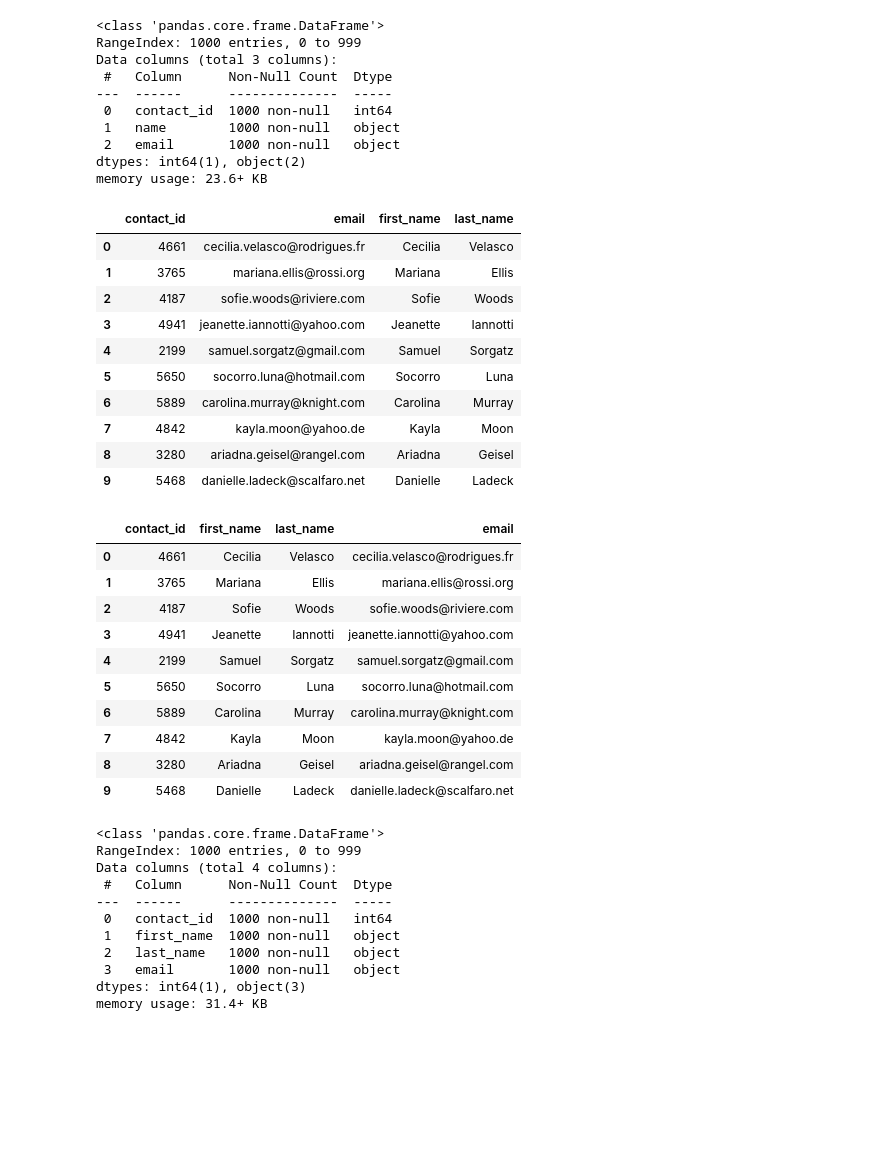
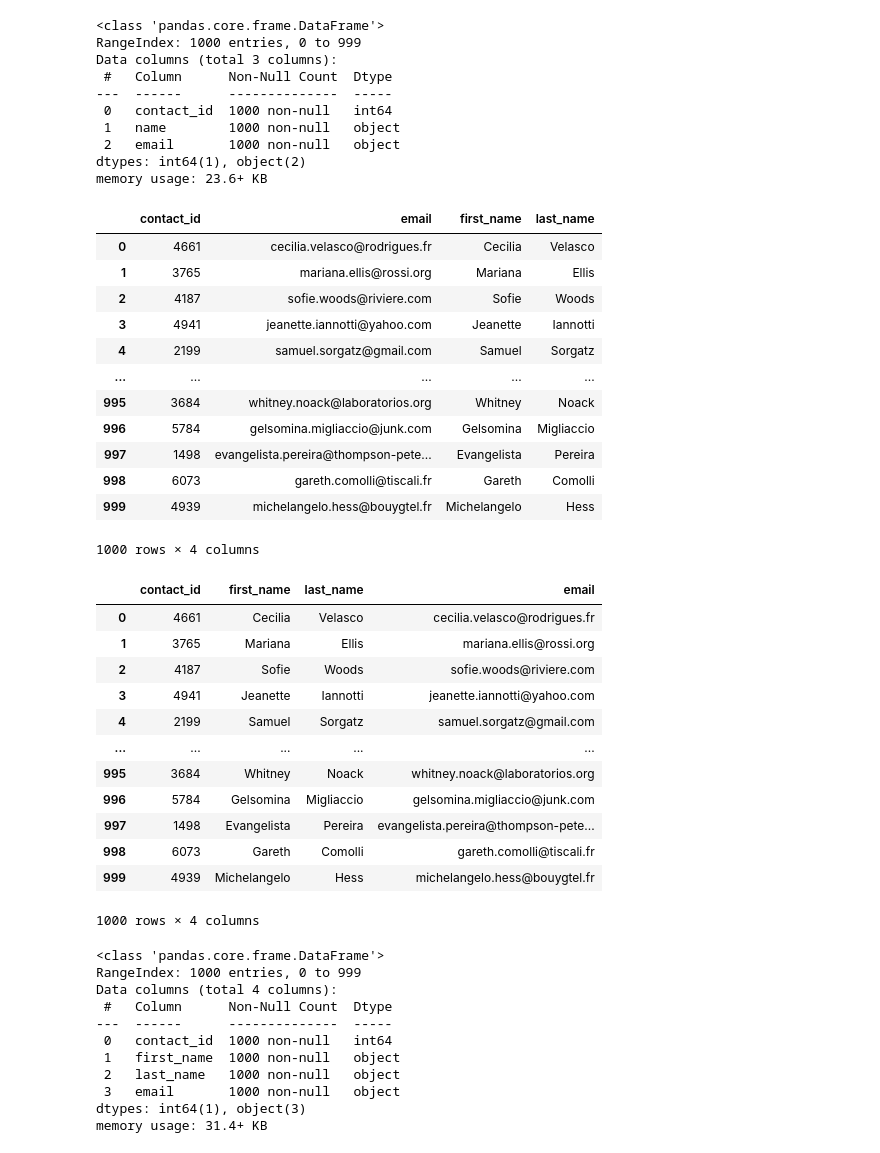
Before and after one commit to beccasolomon22/Crowdfunding_ETL, a Jupyter notebook: ETL_Mini_Project_YPan_Harsh_TErdenebat_RSolomon_LMehare_RChiu.ipynb, the cells around one changed output. Cells and saved outputs as stored; diff of their text form; code cells hidden in the pictures; blank space fills up the shorter version.

```diff
--- a/ETL_Mini_Project_YPan_Harsh_TErdenebat_RSolomon_LMehare_RChiu.ipynb
+++ b/ETL_Mini_Project_YPan_Harsh_TErdenebat_RSolomon_LMehare_RChiu.ipynb
@@ -266,7 +305,7 @@ campaign_cleaned.to_csv("Resources/campaign.csv", index=False)
 ### Extract the contacts.xlsx Data.
 # %%
 # Read the data into a Pandas DataFrame. Use the `header=2` parameter when reading in the data.
-contact_info_df = pd.read_excel('Resources/contacts.xlsx', header=2)
+contact_info_df = pd.read_excel('Resources/contacts.xlsx', header=3)
 contact_info_df.head()
 # %% [output]
 |  | contact_info |
@@ -290,8 +329,15 @@ Then export the DataFrame as a `contacts.csv` CSV file.
 # %%
 # Iterate through the contact_info_df and convert each row to a dictionary.
 import json
+
 dict_values = []
-
+for i, row in contact_info_df.iterrows():
+    data = row['contact_info']
+    converted_data = json.loads(data)
+    # Iterate through each dictionary (row) and get the values for each row using list comprehension.
+    row_values = [v for k, v in converted_data.items()]
+    # Append the list of values for each row to a list.
+    dict_values.append(row_values)
 
 # Print out the list of values for each row.
 print(dict_values)
@@ -300,6 +346,9 @@ print(dict_values)
 # %%
 # Create a contact_info DataFrame and add each list of values, i.e., each row
 # to the 'contact_id', 'name', 'email' columns.
+
+contacts_df_clean = pd.DataFrame(dict_values, columns = ['contact_id', 'name', 'email'])
+contacts_df_clean.head()
 # %% [output]
 |  | contact_id | name | email |
 | 0 | 4661 | Cecilia Velasco | cecilia.velasco@rodrigues.fr |
@@ -323,22 +374,31 @@ memory usage: 23.6+ KB
 # %%
 # Create a "first"name" and "last_name" column with the first and last names from the "name" column.
 
+contacts_df_clean[['first_name', 'last_name']] = contacts_df_clean.name.str.split(' ', expand = True)
+
 
 # Drop the contact_name column
+
+contacts_df_clean = contacts_df_clean.drop( columns = ['name'])
+contacts_df_clean
 # %% [output]
 |  | contact_id | email | first_name | last_name |
 | 0 | 4661 | cecilia.velasco@rodrigues.fr | Cecilia | Velasco |
 | 1 | 3765 | mariana.ellis@rossi.org | Mariana | Ellis |
 | 2 | 4187 | sofie.woods@riviere.com | Sofie | Woods |
 | 3 | 4941 | jeanette.iannotti@yahoo.com | Jeanette | Iannotti |
 | 4 | 2199 | samuel.sorgatz@gmail.com | Samuel | Sorgatz |
-| 5 | 5650 | socorro.luna@hotmail.com | Socorro | Luna |
-| 6 | 5889 | carolina.murray@knight.com | Carolina | Murray |
-| 7 | 4842 | kayla.moon@yahoo.de | Kayla | Moon |
-| 8 | 3280 | ariadna.geisel@rangel.com | Ariadna | Geisel |
-| 9 | 5468 | danielle.ladeck@scalfaro.net | Danielle | Ladeck |
+| ... | ... | ... | ... | ... |
+| 995 | 3684 | whitney.noack@laboratorios.org | Whitney | Noack |
+| 996 | 5784 | gelsomina.migliaccio@junk.com | Gelsomina | Migliaccio |
+| 997 | 1498 | evangelista.pereira@thompson-pete... | Evangelista | Pereira |
+| 998 | 6073 | gareth.comolli@tiscali.fr | Gareth | Comolli |
+| 999 | 4939 | michelangelo.hess@bouygtel.fr | Michelangelo | Hess |
+1000 rows × 4 columns
 # %%
 # Reorder the columns
+contacts_df_clean = contacts_df_clean[['contact_id', 'first_name', 'last_name', 'email']]
+contacts_df_clean
 # %% [output]
 |  | contact_id | first_name | last_name | email |
 | 0 | 4661 | Cecilia | Velasco | cecilia.velasco@rodrigues.fr |
@@ -346,10 +406,12 @@ memory usage: 23.6+ KB
 | 2 | 4187 | Sofie | Woods | sofie.woods@riviere.com |
 | 3 | 4941 | Jeanette | Iannotti | jeanette.iannotti@yahoo.com |
 | 4 | 2199 | Samuel | Sorgatz | samuel.sorgatz@gmail.com |
-| 5 | 5650 | Socorro | Luna | socorro.luna@hotmail.com |
-| 6 | 5889 | Carolina | Murray | carolina.murray@knight.com |
-| 7 | 4842 | Kayla | Moon | kayla.moon@yahoo.de |
-| 8 | 3280 | Ariadna | Geisel | ariadna.geisel@rangel.com |
-| 9 | 5468 | Danielle | Ladeck | danielle.ladeck@scalfaro.net |
+| ... | ... | ... | ... | ... |
+| 995 | 3684 | Whitney | Noack | whitney.noack@laboratorios.org |
+| 996 | 5784 | Gelsomina | Migliaccio | gelsomina.migliaccio@junk.com |
+| 997 | 1498 | Evangelista | Pereira | evangelista.pereira@thompson-pete... |
+| 998 | 6073 | Gareth | Comolli | gareth.comolli@tiscali.fr |
+| 999 | 4939 | Michelangelo | Hess | michelangelo.hess@bouygtel.fr |
+1000 rows × 4 columns
 # %%
 # Check the datatypes one more time before exporting as CSV file.
```
Also changed, not shown: parts of 27 cells of this notebook.
